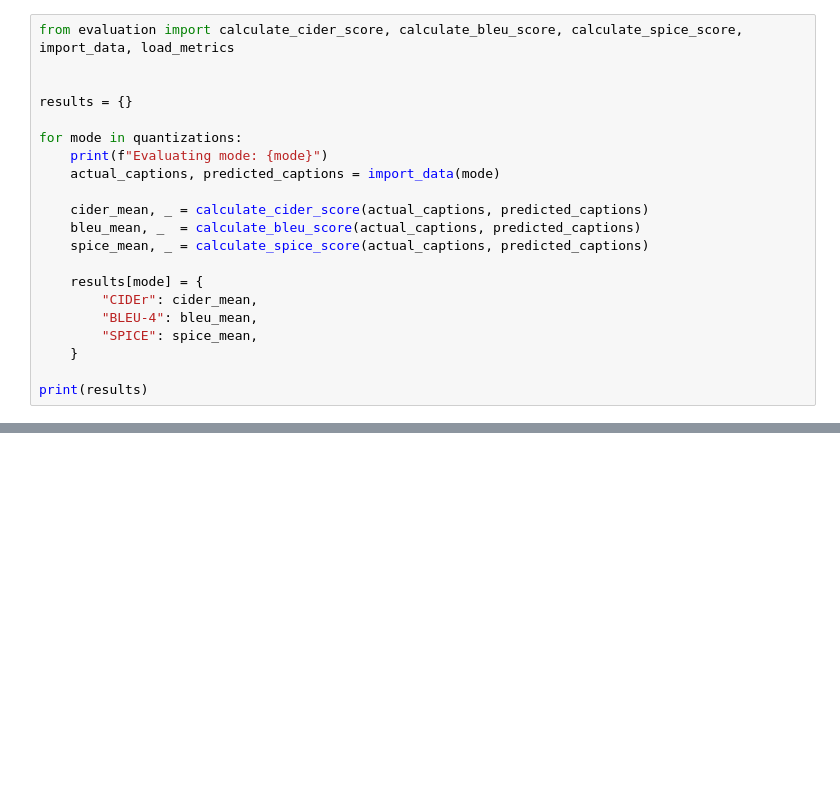
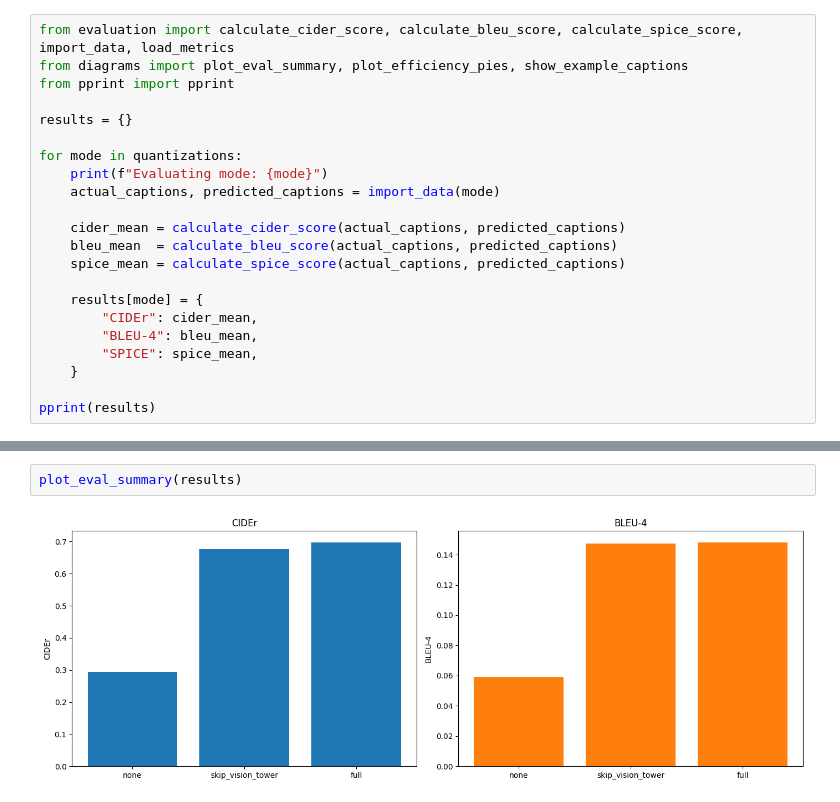
Before and after one commit to 4ydan/sustainability25W, a Jupyter notebook: statistics.ipynb, the cells around one changed output, grey strips where cells are left out. Cells and saved outputs as stored; diff of their text form; blank space fills up the shorter version.

Commit message:
added diagrams small fixes

```diff
--- a/statistics.ipynb
+++ b/statistics.ipynb
@@ -28,6 +28,7 @@ INFO: Completed 10 images in 0.00s
 # %%
 from evaluation import calculate_cider_score, calculate_bleu_score, calculate_spice_score, import_data, load_metrics
-
+from diagrams import plot_eval_summary, plot_efficiency_pies, show_example_captions
+from pprint import pprint
 
 results = {}
 
@@ -35,9 +36,9 @@ for mode in quantizations:
     print(f"Evaluating mode: {mode}")
     actual_captions, predicted_captions = import_data(mode)
 
-    cider_mean, _ = calculate_cider_score(actual_captions, predicted_captions)
-    bleu_mean, _  = calculate_bleu_score(actual_captions, predicted_captions)
-    spice_mean, _ = calculate_spice_score(actual_captions, predicted_captions)
+    cider_mean = calculate_cider_score(actual_captions, predicted_captions)
+    bleu_mean  = calculate_bleu_score(actual_captions, predicted_captions)
+    spice_mean = calculate_spice_score(actual_captions, predicted_captions)
 
     results[mode] = {
         "CIDEr": cider_mean,
@@ -45,6 +46,6 @@ for mode in quantizations:
         "SPICE": spice_mean,
     }
 
-print(results)
+pprint(results)
 # %% [output]
 Evaluating mode: none
@@ -69,0 +85,4 @@ full: {'peak_VRAM': 3203.17626953125, 'latency_per_image': 3.621748661994934, 't
+# %%
+plot_eval_summary(results)
+# %% [output]
+[figure, added]
```
Also changed, not shown: parts of 7 cells of this notebook, 6 other files.
